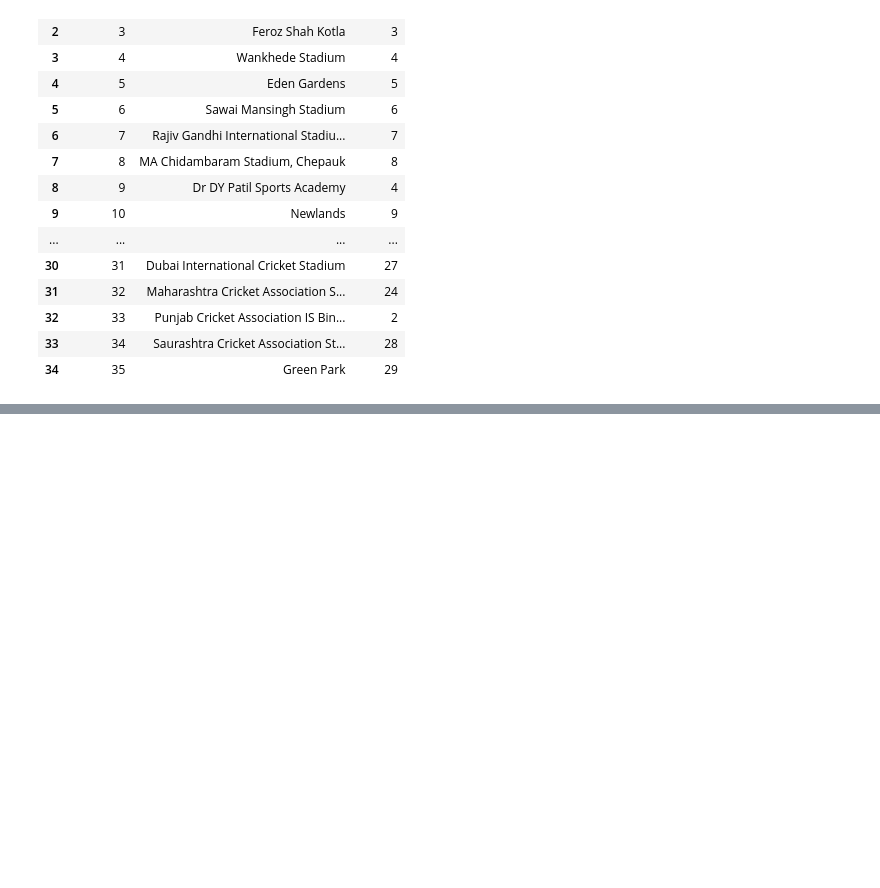
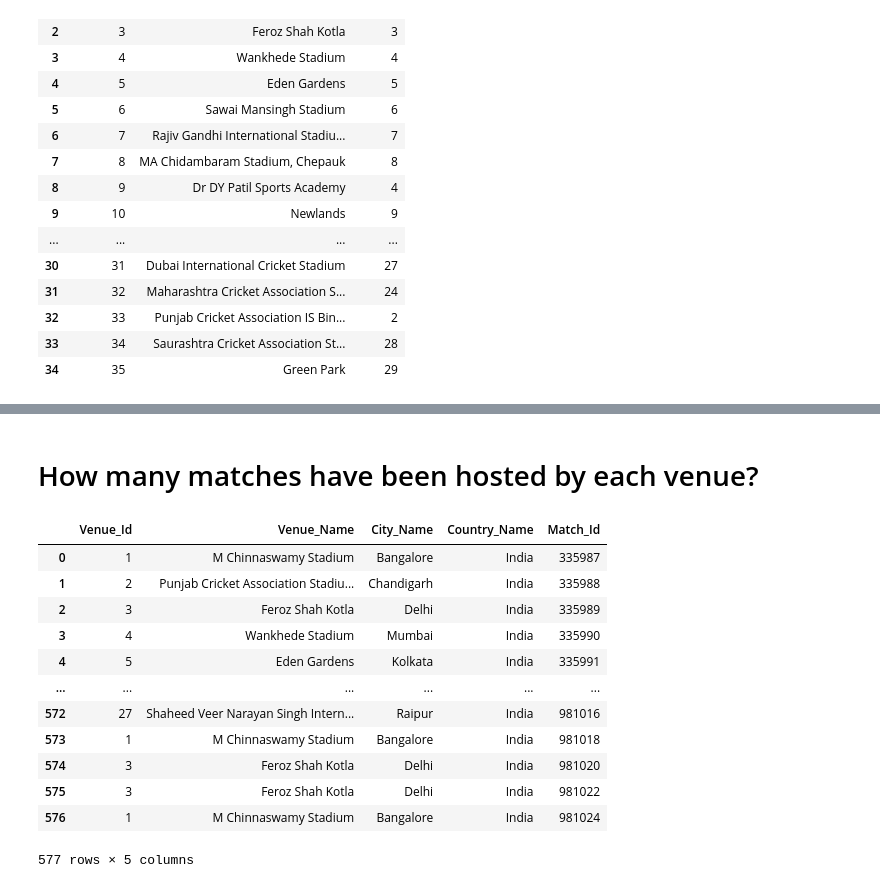
Before and after one commit to crypticrk/IPL-Data-Analysis, a Jupyter notebook: IPL Data Analysis.ipynb, the cells around one changed output, grey strips where cells are left out. Drawn from its saved outputs; the diff is of its cells as text; code cells hidden in the pictures; blank space fills up the shorter version.

```diff
--- a/IPL Data Analysis.ipynb
+++ b/IPL Data Analysis.ipynb
@@ -317,0 +346,27 @@ pd.read_sql("""SELECT * FROM Venue;""", conn)
+# %% [markdown]
+# How many matches have been hosted by each venue?
+# %%
+venue_match = pd.read_sql("""SELECT Venue.Venue_Id, Venue_Name, City_Name, Country_Name, Match_Id
+                            FROM Venue
+                            INNER JOIN City
+                            ON Venue.City_Id = City.City_Id
+                            INNER JOIN Country
+                            ON City.Country_Id = Country.Country_Id
+                            INNER JOIN Match
+                            ON Venue.Venue_Id = Match.Venue_Id;
+                             """, conn)
+venue_match
+# %% [output]
+|  | Venue_Id | Venue_Name | City_Name | Country_Name | Match_Id |
+| 0 | 1 | M Chinnaswamy Stadium | Bangalore | India | 335987 |
+| 1 | 2 | Punjab Cricket Association Stadiu... | Chandigarh | India | 335988 |
+| 2 | 3 | Feroz Shah Kotla | Delhi | India | 335989 |
+| 3 | 4 | Wankhede Stadium | Mumbai | India | 335990 |
+| 4 | 5 | Eden Gardens | Kolkata | India | 335991 |
+| ... | ... | ... | ... | ... | ... |
+| 572 | 27 | Shaheed Veer Narayan Singh Intern... | Raipur | India | 981016 |
+| 573 | 1 | M Chinnaswamy Stadium | Bangalore | India | 981018 |
+| 574 | 3 | Feroz Shah Kotla | Delhi | India | 981020 |
+| 575 | 3 | Feroz Shah Kotla | Delhi | India | 981022 |
+| 576 | 1 | M Chinnaswamy Stadium | Bangalore | India | 981024 |
+577 rows × 5 columns
```
Also changed, not shown: parts of 6 cells of this notebook.
